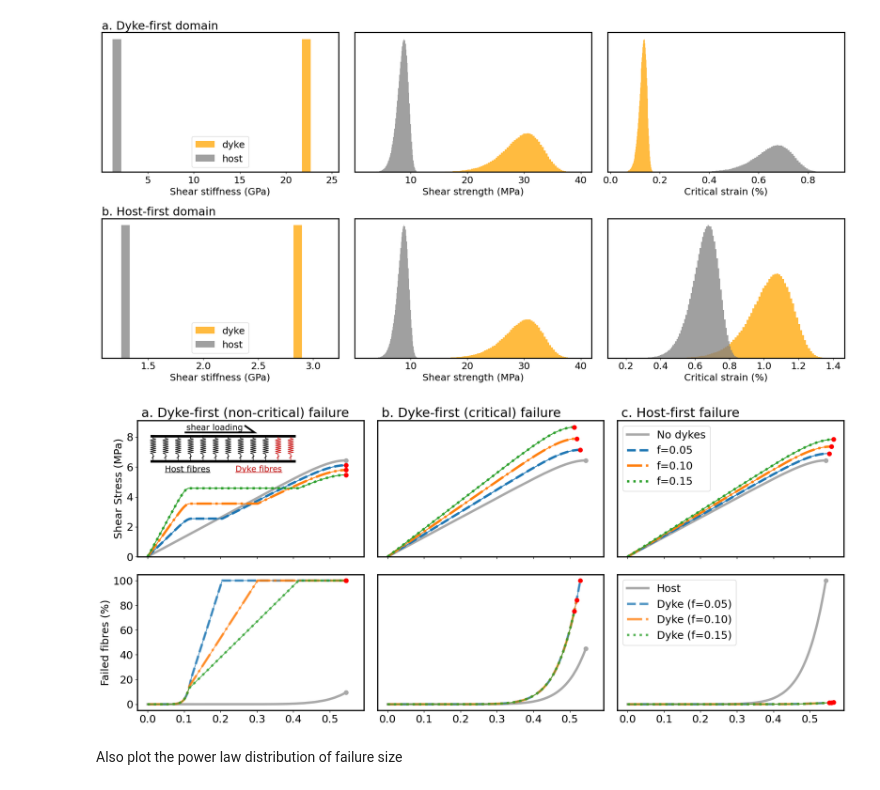
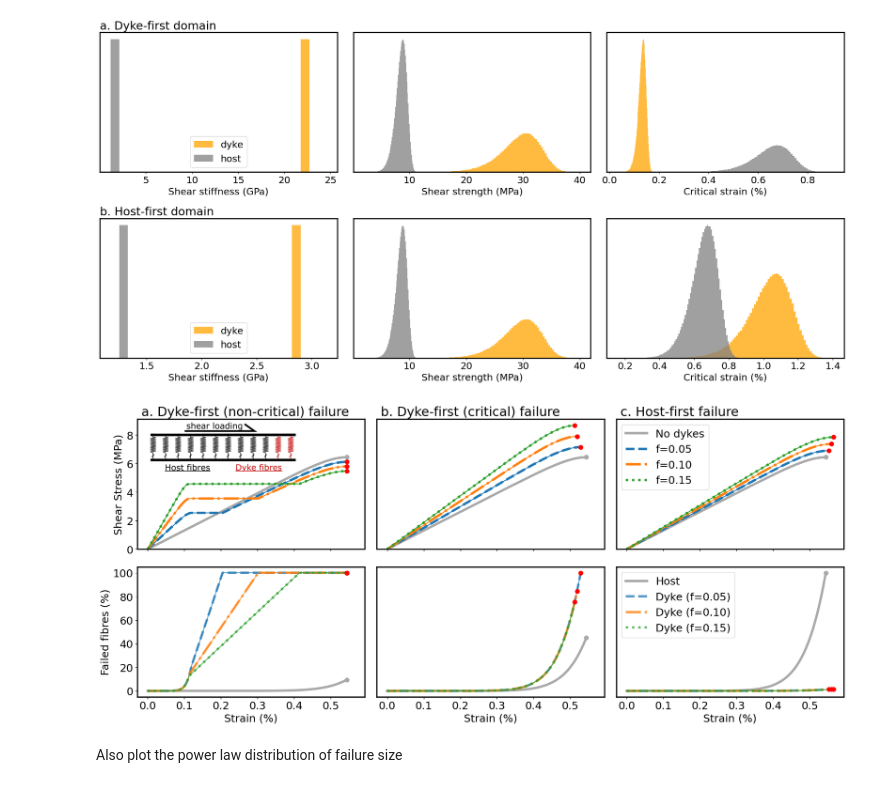
Before and after one commit to samthiele/dyke_network_failure, a Jupyter notebook: Appendix1.ipynb, the cells around one changed output. Cells and saved outputs as stored; diff of their text form; code cells hidden in the pictures.

```diff
--- a/Appendix1.ipynb
+++ b/Appendix1.ipynb
@@ -67,7 +67,7 @@ Given the limitations of the Schmidt hammer data (statistical dependance and err
 # %%
-# load data on dyke (basalts) and host-rock (tuff) lithologies from Heap & Violay
-dyke = pd.read_excel('rockproperties.xlsx', sheet_name='Basalts')
-host = pd.read_excel('rockproperties.xlsx', sheet_name='Pyroclastics')
+# load data on dyke (basalts) and host-rock (tuff) lithologies
+dyke = pd.read_excel('rockproperties.xlsx', sheet_name='Basalts', converters={'porosity':float,'UCS':float,'E':float})
+host = pd.read_excel('rockproperties.xlsx', sheet_name='Pyroclastics', converters={'porosity':float,'UCS':float,'E':float})
 # %%
 fig,ax = plt.subplots(1,2,figsize=(20,8))
 dyke.boxplot(column='E',by='location', ax=ax[0])
@@ -83,8 +83,8 @@ fig.show()
 [figure]
 # %%
 # aggregate data by location and sammple type
-dyke = dyke.groupby(by=['location','type']).mean()
-host = host.groupby(by=['location','type']).mean()
+dyke = dyke[['location', 'type', 'porosity', 'UCS', 'E']].groupby(by=['location','type']).mean()
+host = host[['location', 'type', 'porosity', 'UCS', 'E']].groupby(by=['location','type']).mean()
 # %% [markdown]
 ### 3. Upscaling
 
@@ -570,10 +582,10 @@ dyke = [ dict( G = (host_G_rm/(gr+o)) * 1e9,  # shear stiffness
 # %%
 # construct and evaluate models?
-recalculate = True
+recalculate = False
 
 # number of fibres in the model. Large numbers give more accurate results (especially re. power law relations)
 # but are computationally more expensive
-nf = 500000 # N.B. set this to 5000000 to get better resolved cascade size - frequency relationships (but long run time)
+nf = 5000000
 control = FBM( dyke[0], host, f=0.0, N=nf )
 
 df = [0.05, 0.1, 0.15]
@@ -668,34 +680,39 @@ for j, models in enumerate(fbm):
 
 ymx=np.max([a.get_ylim()[1] for a in ax[0,:]])
 for a in ax[0,:]:
     a.set_ylim(0,ymx)
 ax[0,2].legend()
 ax[1,2].legend()
 
 ax[0,0].set_ylabel('Shear Stress (MPa)')
 ax[1,0].set_ylabel('Failed fibres (%)')
+for a in ax[1,:]:
+    a.set_xlabel("Strain (%)")
+
 #ax[2,0].legend()
 for a in ax[0,1:]:
     a.set_yticks([])
 for a in ax[1, 1:]:
     a.set_yticks([])
 
 ax[0,0].set_title(' a. Dyke-first (non-critical) failure', loc='left')
 ax[0,1].set_title(' b. Dyke-first (critical) failure', loc='left')
 ax[0,2].set_title(' c. Host-first failure', loc='left')
 
 #plot model outline
 ax1 = fig.add_axes([0.08, 0.64, 0.19, 0.4])
 img = plt.imread("FBM_1.png")
 ax1.imshow(img)
 ax1.set_xticks([])
 ax1.set_yticks([])
 ax1.axis('off')
 
 fig.tight_layout()
+fig.savefig('hdfigs/fig4.svg')
+fig.savefig('hdfigs/fig4.png', dpi=400)
 fig.show()
 # %% [output]
-[figure, old version]
+[figure, new version]
 # %% [markdown]
 Also plot the power law distribution of failure size
 # %%
```
Also changed, not shown: parts of 12 cells of this notebook.
